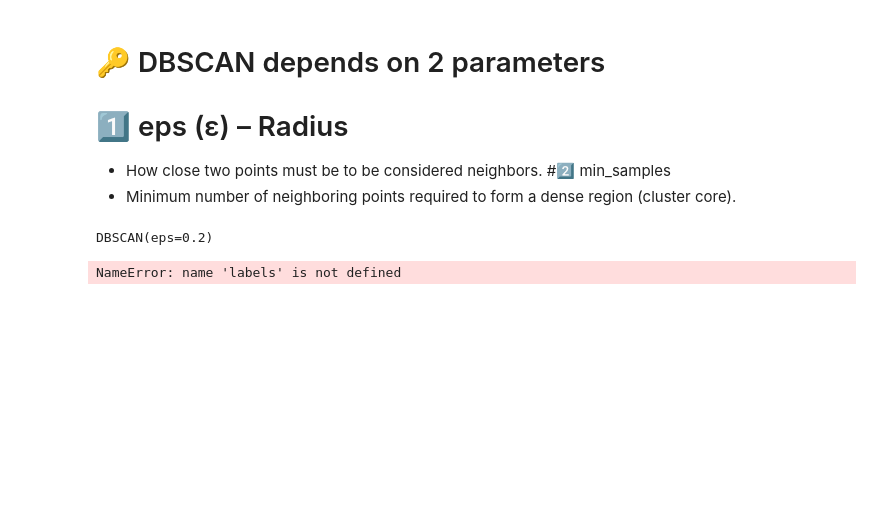
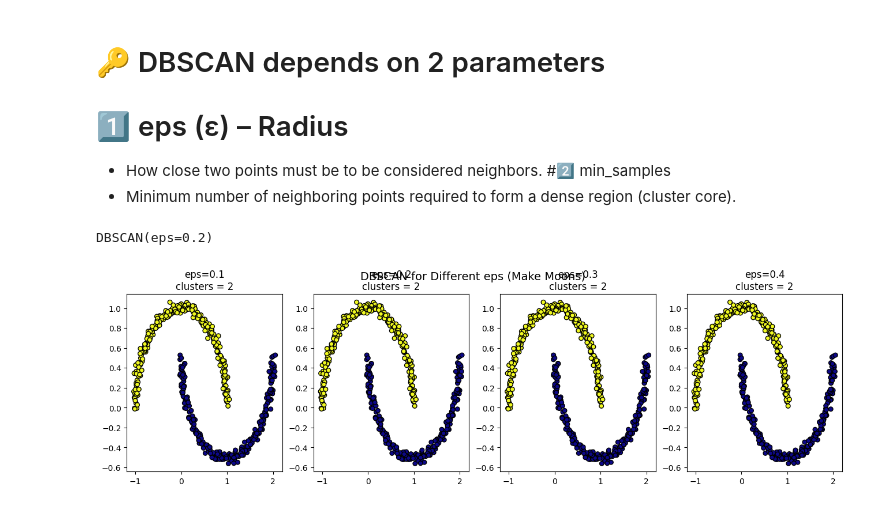
Before and after one commit to Yashshakya1/Data_Science_macbook, a Jupyter notebook: chocing programe/new ml /DBSCAN.ipynb, the cells around one changed output. Drawn from its saved outputs; the diff is of its cells as text; code cells hidden in the pictures; blank space fills up the shorter version.

```diff
--- a/chocing programe/new ml /DBSCAN.ipynb
+++ b/chocing programe/new ml /DBSCAN.ipynb
@@ -55,9 +55,31 @@ db.fit(X)
 # %% [output]
 DBSCAN(eps=0.2)
 # %%
-labels - db.labels_
-n_clusters = len(set(labels)) - (1 if -1 in labels else 0 )
-print(f"Estimated number of clusters : {n_clusters}")
+import numpy as np
+import matplotlib.pyplot as plt
+from sklearn.cluster import DBSCAN
+from sklearn.datasets import make_moons
+
+# moon dataset
+X, _ = make_moons(n_samples=500, noise=0.03, random_state=42)
+
+# different eps values
+eps_values = [0.1, 0.2, 0.3, 0.4]
+
+# create subplots
+fig, axes = plt.subplots(1, len(eps_values), figsize=(16, 4))
+
+for i, eps in enumerate(eps_values):
+    db = DBSCAN(eps=eps, min_samples=5)
+    labels = db.fit_predict(X)
+
+    n_clusters = len(set(labels)) - (1 if -1 in labels else 0)
+
+    axes[i].scatter(X[:, 0], X[:, 1], c=labels, cmap="plasma", s=30, edgecolors="k")
+    axes[i].set_title(f"eps={eps}\nclusters = {n_clusters}")
+
+plt.suptitle("DBSCAN for Different eps (Make Moons)", fontsize=14)
+plt.show()
 # %% [output]
-NameError: name 'labels' is not defined
+[figure, added]
 # %%
```
Also changed, not shown: parts of 3 cells of this notebook.
